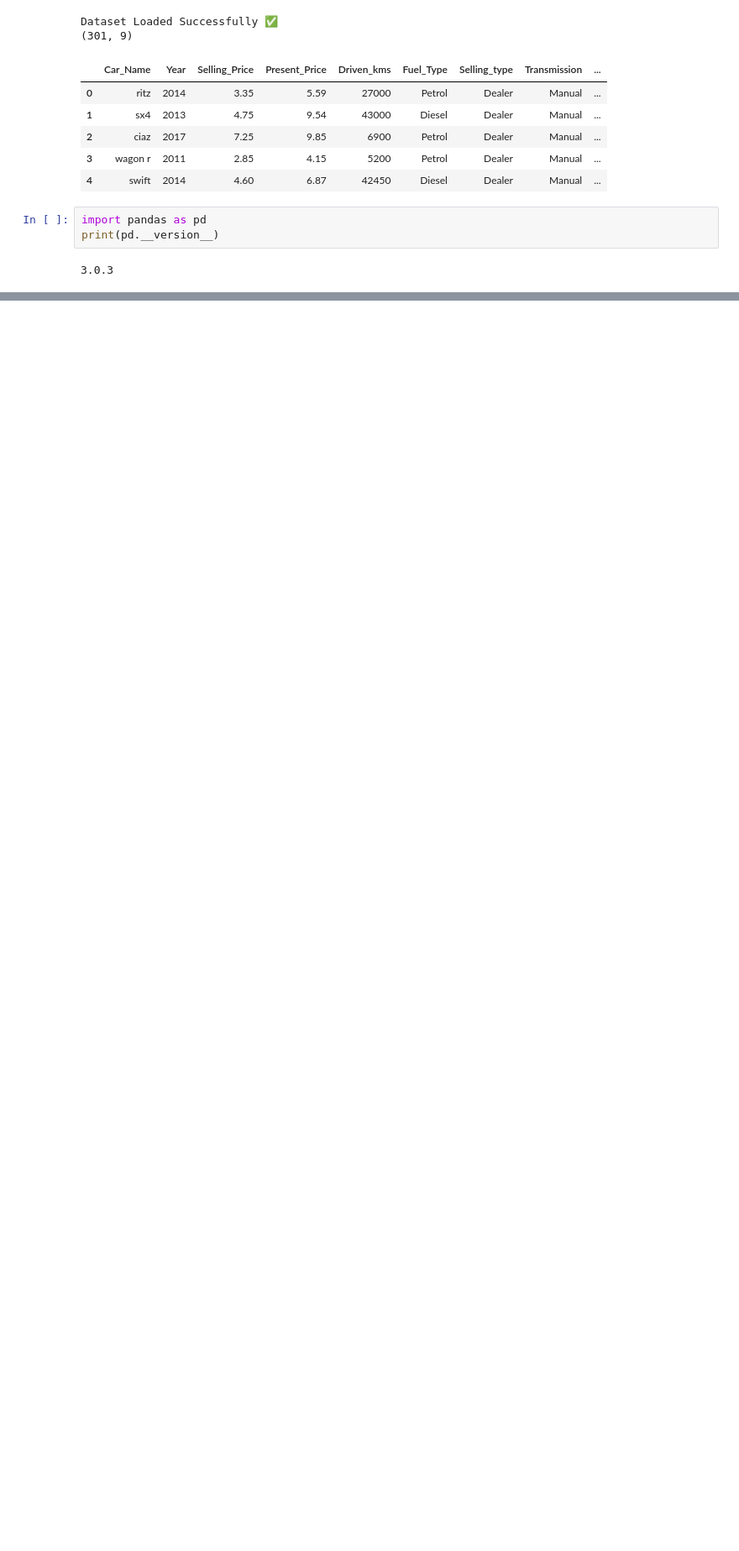
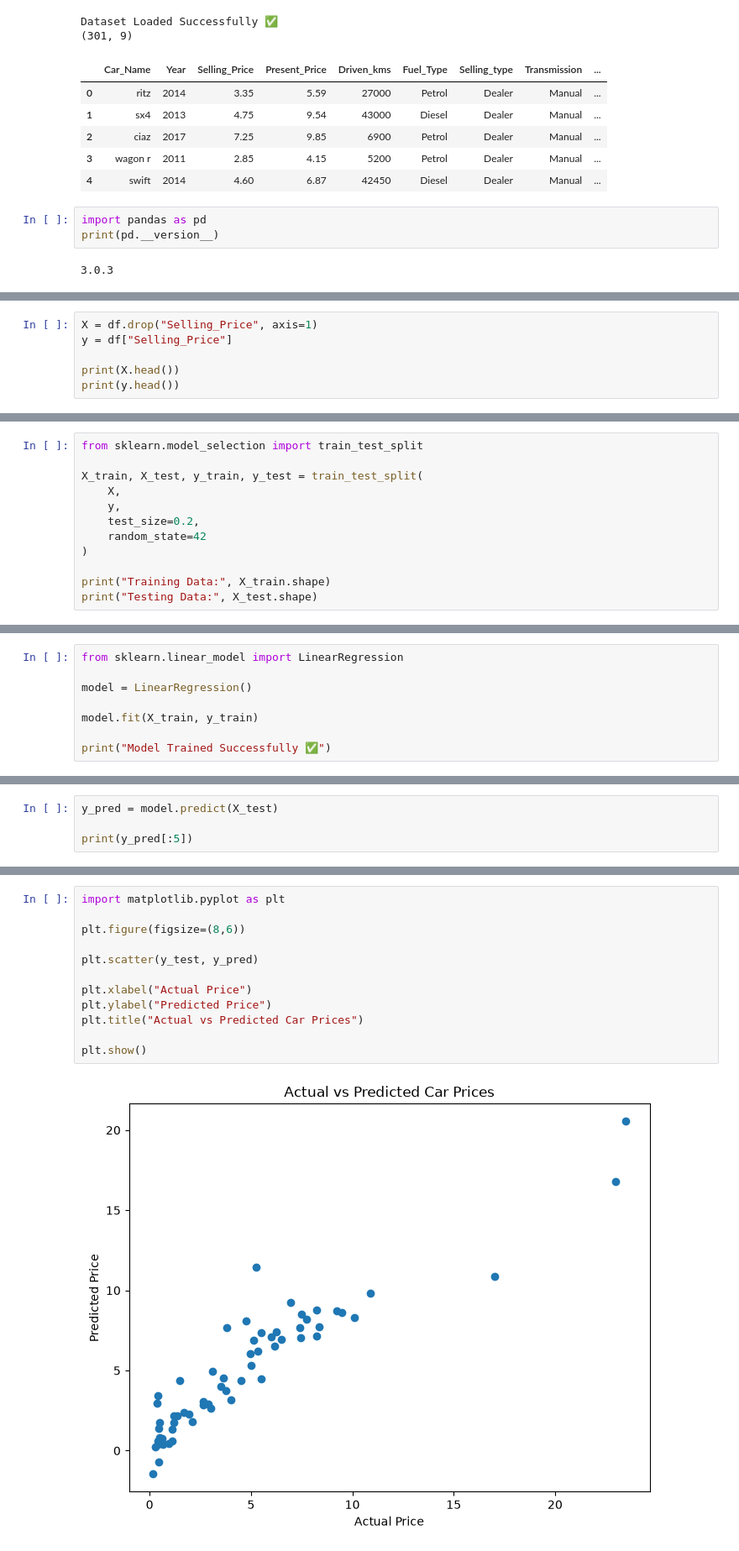
Before and after one commit to Sushil77964/data-science-car-price-prediction, a Jupyter notebook: notebooks/Car_Price_Prediction.ipynb, the cells around one changed output, grey strips where cells are left out. Shown at 84% size. Drawn from its saved outputs; the diff is of its cells as text; blank space fills up the shorter version.

Commit message:
Day 3: Data preprocessing and Linear Regression model training

```diff
--- a/notebooks/Car_Price_Prediction.ipynb
+++ b/notebooks/Car_Price_Prediction.ipynb
@@ -88,0 +276,6 @@ print(pd.__version__)
+# %%
+X = df.drop("Selling_Price", axis=1)
+y = df["Selling_Price"]
+
+print(X.head())
+print(y.head())
@@ -88,0 +302,12 @@ print(pd.__version__)
+# %%
+from sklearn.model_selection import train_test_split
+
+X_train, X_test, y_train, y_test = train_test_split(
+    X,
+    y,
+    test_size=0.2,
+    random_state=42
+)
+
+print("Training Data:", X_train.shape)
+print("Testing Data:", X_test.shape)
@@ -88,0 +317,8 @@ print(pd.__version__)
+# %%
+from sklearn.linear_model import LinearRegression
+
+model = LinearRegression()
+
+model.fit(X_train, y_train)
+
+print("Model Trained Successfully ✅")
@@ -88,0 +327,4 @@ print(pd.__version__)
+# %%
+y_pred = model.predict(X_test)
+
+print(y_pred[:5])
@@ -88,0 +360,14 @@ print(pd.__version__)
+# %%
+import matplotlib.pyplot as plt
+
+plt.figure(figsize=(8,6))
+
+plt.scatter(y_test, y_pred)
+
+plt.xlabel("Actual Price")
+plt.ylabel("Predicted Price")
+plt.title("Actual vs Predicted Car Prices")
+
+plt.show()
+# %% [output]
+[figure, added]
```
Also changed, not shown: parts of 23 cells of this notebook.
